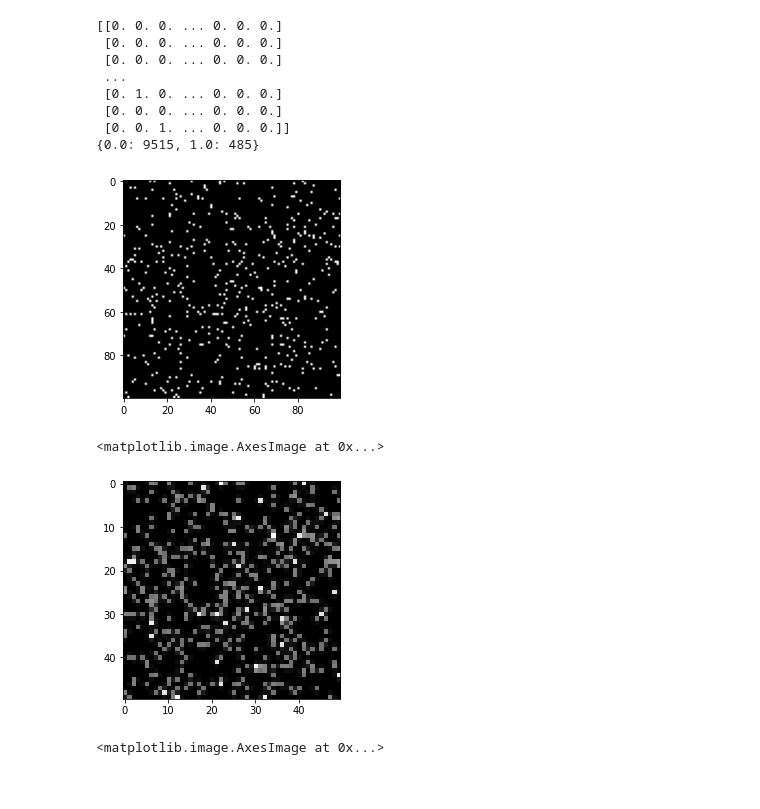
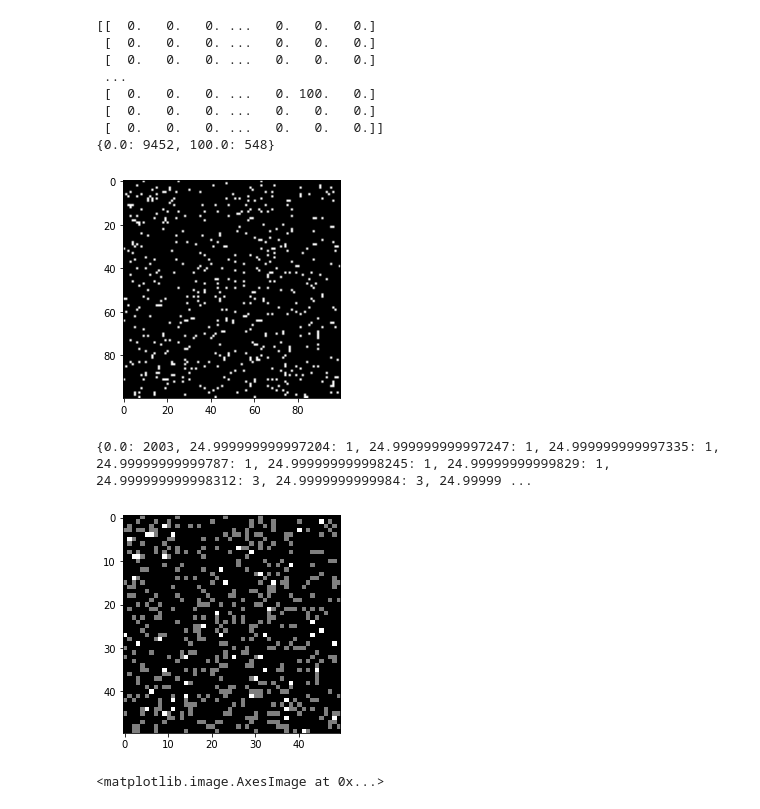
Before and after one commit to wwwshwww/task_on_nav_robot_server, a Jupyter notebook: scripts/map.ipynb, the cells around one changed output. Saved outputs shown, nothing was run; the diff lists cells and outputs as text; code cells hidden in the pictures.

```diff
--- a/scripts/map.ipynb
+++ b/scripts/map.ipynb
@@ -7,28 +7,31 @@ import matplotlib.pyplot as plt
 size = 100
 prob = np.random.rand(size, size)
 img = np.zeros([size, size])
-img[prob>0.95] = 1
+img[prob>0.95] = 100
 print(img)
 plt.imshow(img, cmap='gray')
 
 unique, counts = np.unique(img, return_counts=True)
 print(dict(zip(unique, counts)))
 # %% [output]
-[[0. 0. 0. ... 0. 0. 0.]
- [0. 0. 0. ... 0. 0. 0.]
- [0. 0. 0. ... 0. 0. 0.]
+[[  0.   0.   0. ...   0.   0.   0.]
+ [  0.   0.   0. ...   0.   0.   0.]
+ [  0.   0.   0. ...   0.   0.   0.]
  ...
- [0. 1. 0. ... 0. 0. 0.]
- [0. 0. 0. ... 0. 0. 0.]
- [0. 0. 1. ... 0. 0. 0.]]
-{0.0: 9515, 1.0: 485}
+ [  0.   0.   0. ...   0. 100.   0.]
+ [  0.   0.   0. ...   0.   0.   0.]
+ [  0.   0.   0. ...   0.   0.   0.]]
+{0.0: 9452, 100.0: 548}
-[figure, old version]
+[figure, new version]
 # %%
-rescaled = skimage.transform.rescale(img, 0.5)
+rescaled = skimage.transform.resize(img, (size/2, size/2), anti_aliasing=False)
 plt.imshow(rescaled, cmap='gray')
+
+unique, counts = np.unique(rescaled, return_counts=True)
+print(dict(zip(unique, counts)))
 # %% [output]
-<matplotlib.image.AxesImage at 0x...>
+{0.0: 2003, 24.999999999997204: 1, 24.999999999997247: 1, 24.999999999997335: 1, 24.99999999999787: 1, 24.999999999998245: 1, 24.99999999999829: 1, 24.999999999998312: 3, 24.9999999999984: 3, 24.99999 ...
-[figure, old version]
+[figure, new version]
 # %%
 pooling = skimage.measure.block_reduce(img, (2,2), func=np.max)
 plt.imshow(pooling, cmap='gray')
```
Also changed, not shown: 1 other file.
